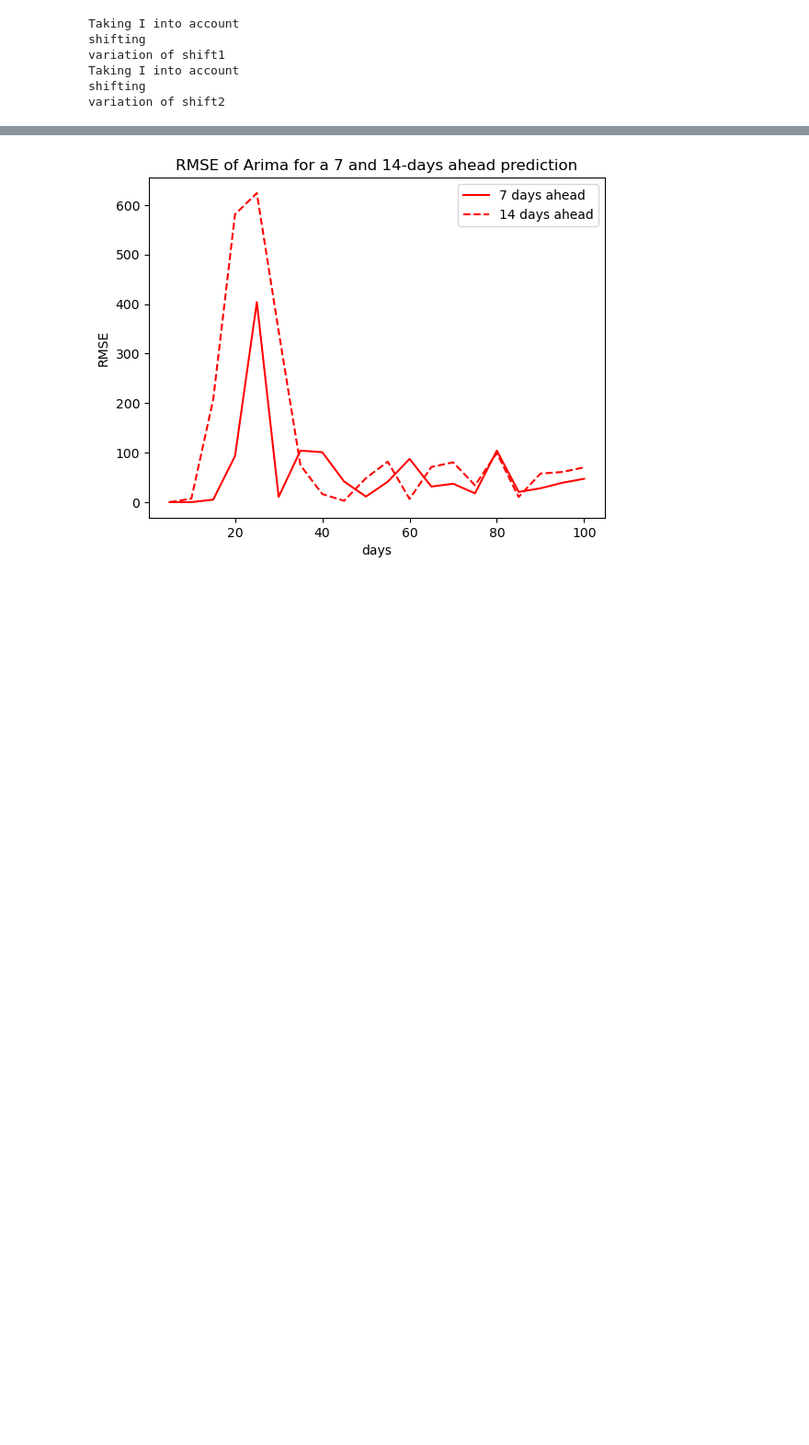
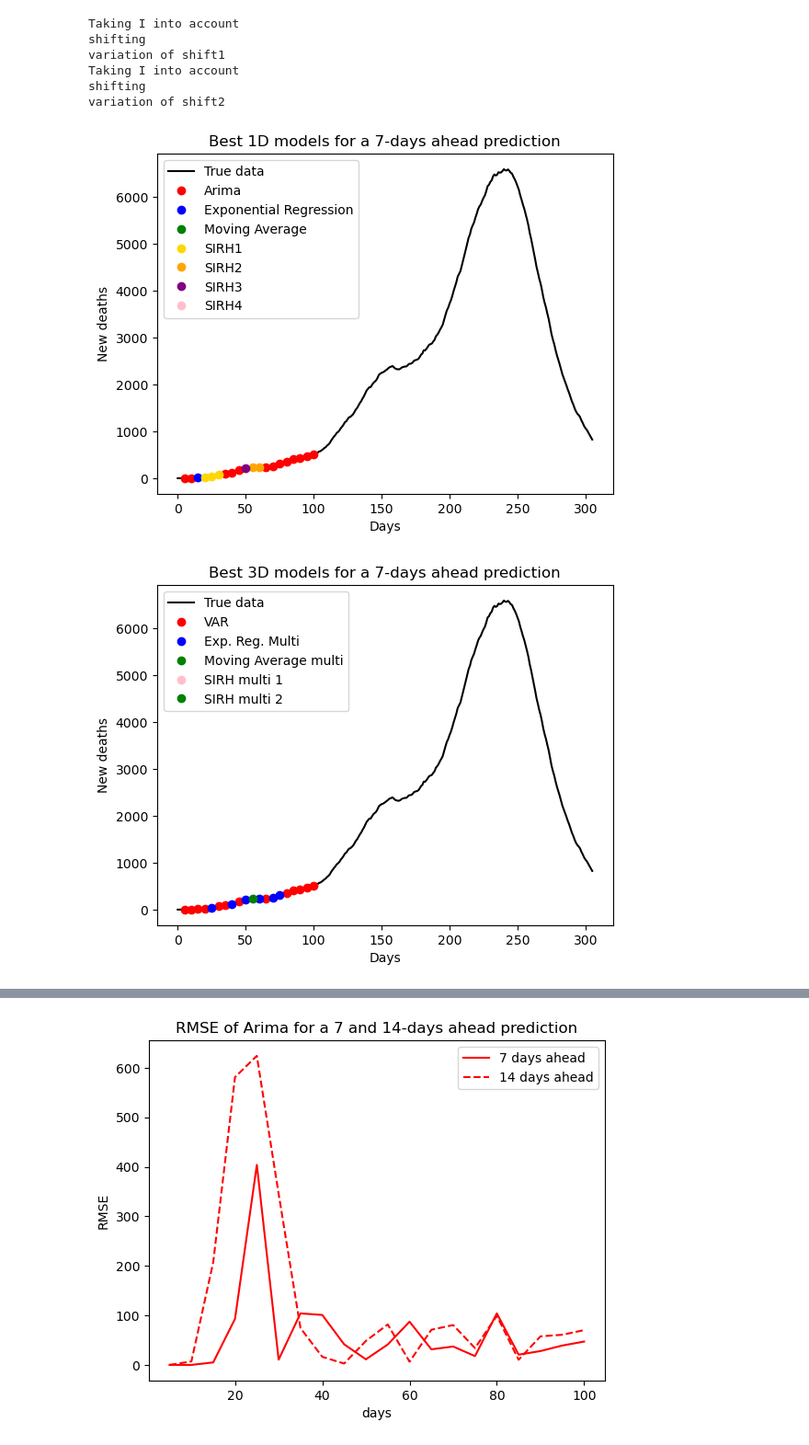
Before and after one commit to gregoirebechade/covid_internship, a Jupyter notebook: 07_global_evaluation_of_the_models.ipynb, the cells around one changed output, grey strips where cells are left out. Shown at 92% size. Drawn from its saved outputs; the diff is of its cells as text; code cells hidden in the pictures; blank space fills up the shorter version.

Commit message:
computations on the good points

```diff
--- a/07_global_evaluation_of_the_models.ipynb
+++ b/07_global_evaluation_of_the_models.ipynb
@@ -168,0 +179,68 @@ if RMSE:
+# %%
+dico1Dreach7=dict()
+for model in models1D:
+    dico1Dreach7[model]=[]
+
+for point in dicoresults1D_reach_7.keys():
+    point_int=(int(point.split('[')[1].split(']')[0]))
+    dico1Dreach7[(models1D[np.argmin(dicoresults1D_reach_7[point])])].append(point_int)
+
+plt.plot(n_hospitalized, label='True data', c='black')
+for model in dico1Dreach7.keys():
+    plt.plot(dico1Dreach7[model], n_hospitalized[dico1Dreach7[model]],'o', c= dicocolors[model], label=model)
+plt.legend()
+plt.title('Best 1D models for a 7-days ahead prediction')
+plt.xlabel('Days')
+plt.ylabel('New deaths')
+plt.show()
+
+
+dico3Dreach7=dict()
+for model in models3D:
+    dico3Dreach7[model]=[]
+for point in dicoresults3D_reach_7.keys():
+    point_int=(int(point.split('[')[1].split(']')[0]))
+    dico3Dreach7[(models3D[np.argmin(dicoresults3D_reach_7[point])])].append(point_int)
+plt.plot(n_hospitalized, label='True data', c='black')
+for model in dico3Dreach7.keys():
+    plt.plot(dico3Dreach7[model], n_hospitalized[dico3Dreach7[model]],'o', c= dicocolors[model], label=model)
+plt.legend()
+plt.title('Best 3D models for a 7-days ahead prediction')
+plt.xlabel('Days')
+plt.ylabel('New deaths')
+plt.show()
+
+
+dico1Dreach14=dict()
+for model in models1D:
+    dico1Dreach14[model]=[]
+for point in dicoresults1D_reach_14.keys():
+    point_int=(int(point.split('[')[1].split(']')[0]))
+    dico1Dreach14[(models1D[np.argmin(dicoresults1D_reach_14[point])])].append(point_int)
+plt.plot(n_hospitalized, label='True data', c='black')
+for model in dico1Dreach14.keys():
+    plt.plot(dico1Dreach14[model], n_hospitalized[dico1Dreach14[model]],'o', c= dicocolors[model], label=model)
+plt.legend()
+plt.title('Best 1D models for a 14-days ahead prediction')
+plt.xlabel('Days')
+plt.ylabel('New deaths')
+plt.show()
+
+
+dico3Dreach14=dict()
+for model in models3D:
+    dico3Dreach14[model]=[]
+for point in dicoresults3D_reach_14.keys():
+    point_int=(int(point.split('[')[1].split(']')[0]))
+    dico3Dreach14[(models3D[np.argmin(dicoresults3D_reach_14[point])])].append(point_int)
+plt.plot(n_hospitalized, label='True data', c='black')
+for model in dico3Dreach14.keys():
+    plt.plot(dico3Dreach14[model], n_hospitalized[dico3Dreach14[model]],'o', c= dicocolors[model], label=model)
+plt.legend()
+plt.title('Best 3D models for a 14-days ahead prediction')
+plt.xlabel('Days')
+plt.ylabel('New deaths')
+plt.show()
+# %% [output]
+[figure, added]
+[figure, added]
```
Also changed, not shown: parts of 7 cells of this notebook, 1 other file.
